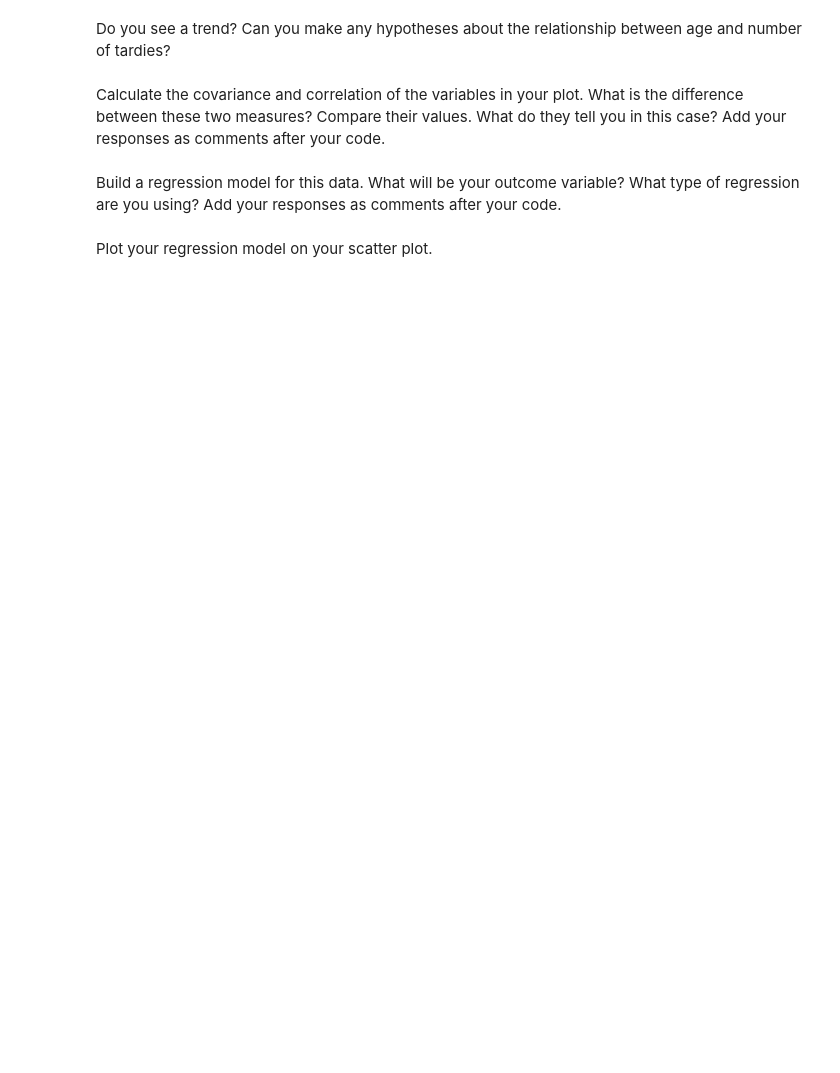
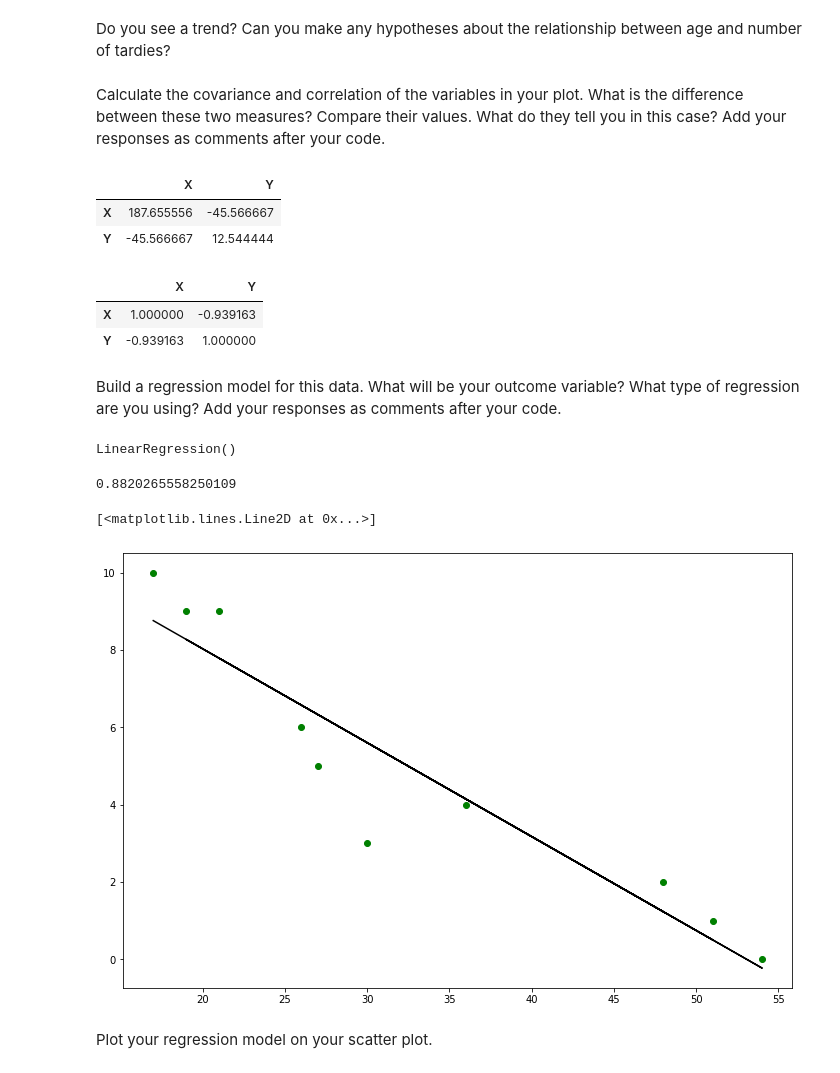
Before and after one commit to ta-datapt-bcn/lab-regression-analysis, a Jupyter notebook: your-code.ipynb, the cells around one changed output. Cells and saved outputs as stored; diff of their text form; code cells hidden in the pictures; blank space fills up the shorter version.

```diff
--- a/your-code.ipynb
+++ b/your-code.ipynb
@@ -45,2 +58,24 @@ Calculate the covariance and correlation of the variables in your plot. What is
+# %%
+# Covariance
+student_data.cov()
+# Covariance is a statistical measure of association between two variables X and Y
+# each variable is centered by subtracting its mean. These centered scores are multiplied together to
+# measure whether the increase in one variable associates with the increase in another. Finally, the mean of the
+# product of these centered scores is calculated as a summary of association
+# %% [output]
+|  | X | Y |
+| X | 187.655556 | -45.566667 |
+| Y | -45.566667 | 12.544444 |
+# %%
+# Correlation
+student_data.corr()
+# correlation measures the strength of association between two variables and the direction of the relationship
+# it is calculated by dividing the covariance of 2 variables and dividing it by the product of their standard deviations
+# here there is a negative relationship between the variables, which means that as one increases, the other decreases.
+# it is close to 1, so they are very strongly associated
+# %% [output]
+|  | X | Y |
+| X | 1.000000 | -0.939163 |
+| Y | -0.939163 | 1.000000 |
 # %% [markdown]
 Build a regression model for this data. What will be your outcome variable? What type of regression are you using? Add your responses as comments after your code.
@@ -49,2 +86,22 @@ Build a regression model for this data. What will be your outcome variable? What
+# %%
+X = X.values.reshape(-1,1)
+# %%
+y = student_data['Y'].values
+# %%
+lr.fit(X, y)
+# %% [output]
+LinearRegression()
+# %%
+lr.score(X, y)
+# %% [output]
+0.8820265558250109
+# %%
+y_pred = lr.predict(X)
+# %%
+plt.scatter(X, y,color='g')
+plt.plot(X, y_pred,color='k')
+# %% [output]
+[<matplotlib.lines.Line2D at 0x...>]
+[figure, added]
 # %% [markdown]
 Plot your regression model on your scatter plot.
```
Also changed, not shown: parts of 30 cells of this notebook, 1 other file.
